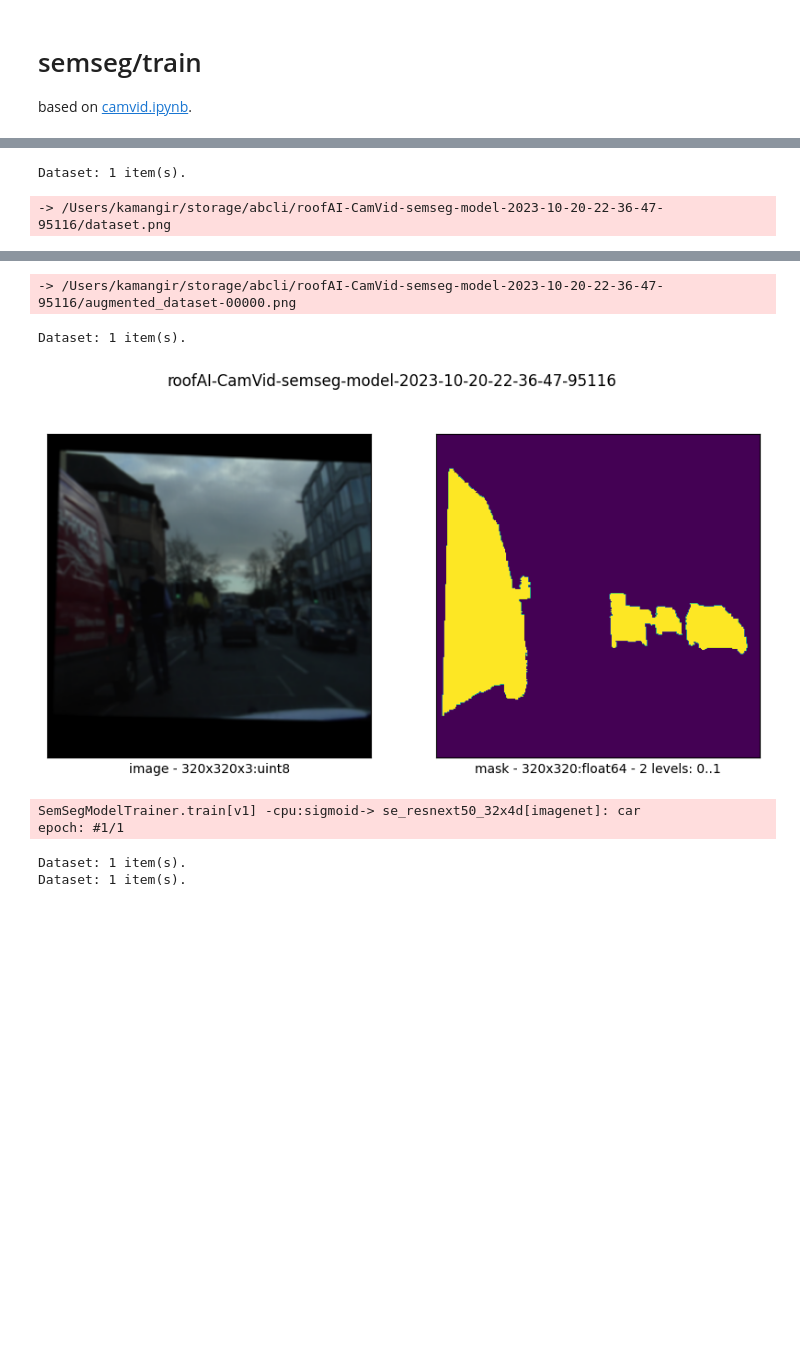
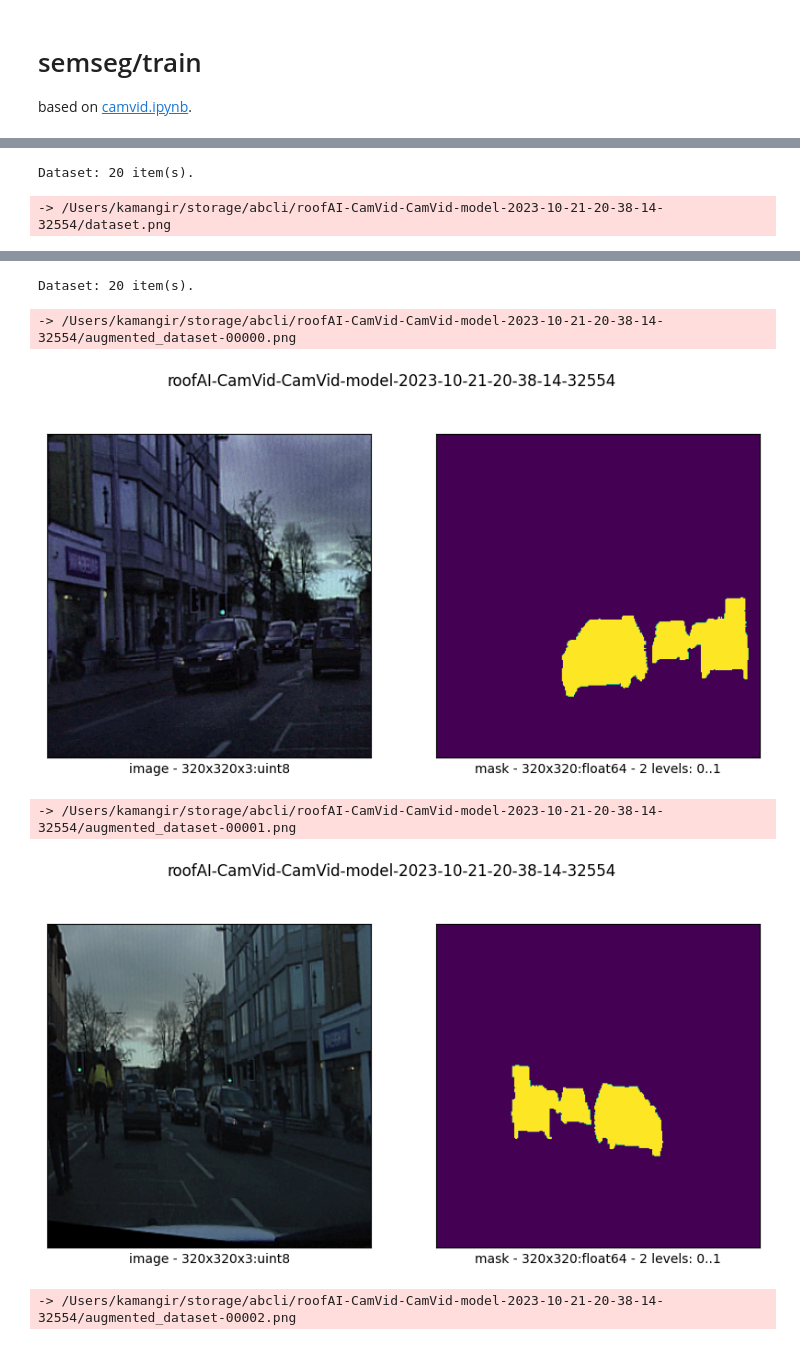
Before and after one commit to kamangir/roofAI, a Jupyter notebook: notebooks/semseg/train.ipynb, the cells around one changed output, grey strips where cells are left out. Drawn from its saved outputs; the diff is of its cells as text; code cells hidden in the pictures; blank space fills up the shorter version.

Commit message:
train refactors - kamangir/bolt#420

```diff
--- a/notebooks/semseg/train.ipynb
+++ b/notebooks/semseg/train.ipynb
@@ -33,0 +26,6 @@ suffix = "v1"
+# %%
+dataset_source = "CamVid" # AIRS
+suffix = "v1"
+profile = Profile.QUICK # FULL, QUICK, VALIDATION
+# %%
+model_object = objects.unique_object(f"roofAI-CamVid-{dataset_source}-model")
@@ -34,6 +34,6 @@ suffix = "v1"
 # %%
 train(
-    dataset_path=objects.object_path(dataset_object),
+    dataset_path=objects.object_path(cache.read(f"roofAI_ingest_{dataset_source}_v1")),
     model_path=objects.object_path(model_object),
     in_notebook=True,
     profile=profile,
@@ -46,10 +46,9 @@ SemSegModelTrainer: /Users/kamangir/storage/abcli/roofAI_ingest_CamVid_2023-10-1
-Dataset: 1 item(s).
+Dataset: 20 item(s).
--> /Users/kamangir/storage/abcli/roofAI-CamVid-semseg-model-2023-10-20-22-36-47-95116/dataset.png
+-> /Users/kamangir/storage/abcli/roofAI-CamVid-CamVid-model-2023-10-21-20-38-14-32554/dataset.png
 [figure]
--> /Users/kamangir/storage/abcli/roofAI-CamVid-semseg-model-2023-10-20-22-36-47-95116/augmented_dataset-00000.png
+Dataset: 20 item(s).
-Dataset: 1 item(s).
+-> /Users/kamangir/storage/abcli/roofAI-CamVid-CamVid-model-2023-10-21-20-38-14-32554/augmented_dataset-00000.png
-[figure, old version]
+[figure, new version]
-SemSegModelTrainer.train[v1] -cpu:sigmoid-> se_resnext50_32x4d[imagenet]: car
-epoch: #1/1
+-> /Users/kamangir/storage/abcli/roofAI-CamVid-CamVid-model-2023-10-21-20-38-14-32554/augmented_dataset-00001.png
+[figure, added]
-Dataset: 1 item(s).
-Dataset: 1 item(s).
+-> /Users/kamangir/storage/abcli/roofAI-CamVid-CamVid-model-2023-10-21-20-38-14-32554/augmented_dataset-00002.png
```
Also changed, not shown: parts of 6 cells of this notebook, 7 other files.
